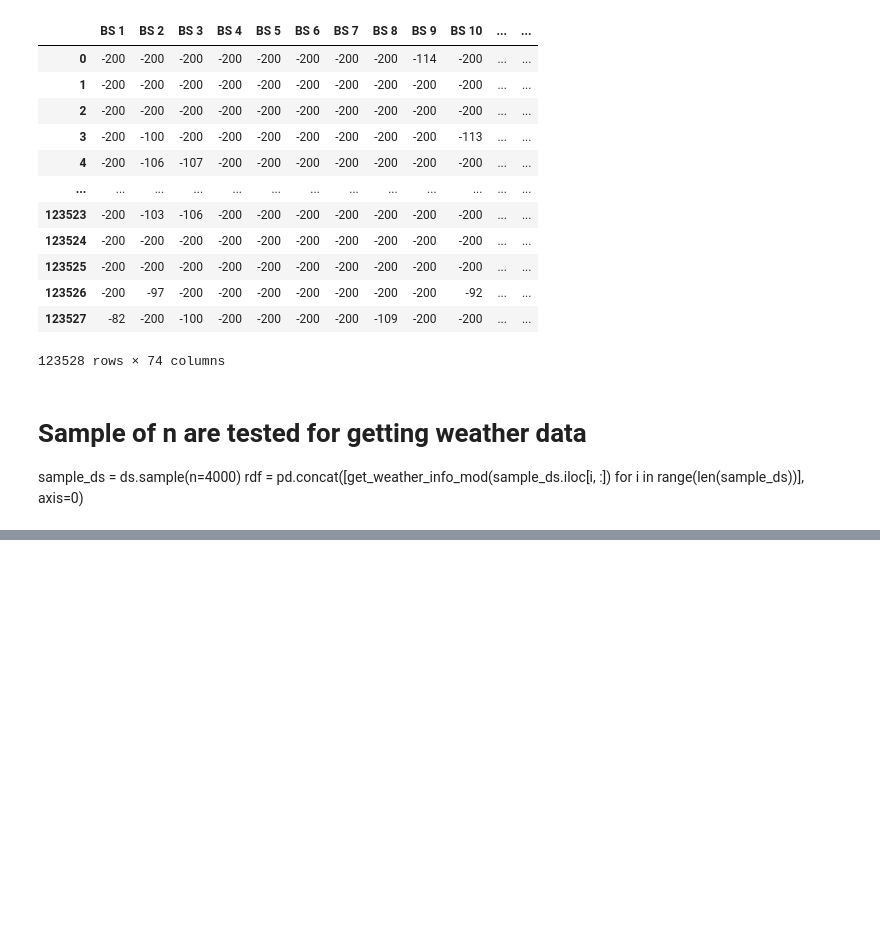
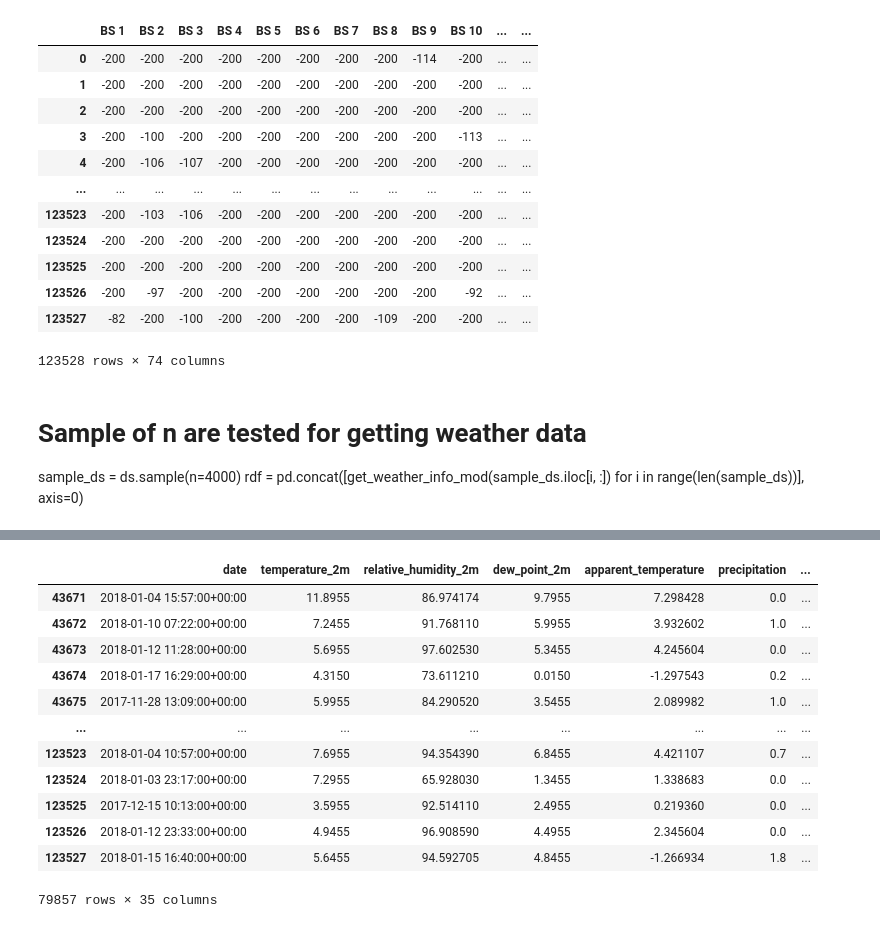
Before and after one commit to sudipbarua/Localization-leveraging-LoRaWAN, a Jupyter notebook: public_data_analysis/RSSI_vs_weather_info_analysis.ipynb, the cells around one changed output, grey strips where cells are left out. Drawn from its saved outputs; the diff is of its cells as text; code cells hidden in the pictures; blank space fills up the shorter version.

```diff
--- a/public_data_analysis/RSSI_vs_weather_info_analysis.ipynb
+++ b/public_data_analysis/RSSI_vs_weather_info_analysis.ipynb
@@ -438,0 +278,19 @@ sample_ds
+# %%
+# Reading the weather information from local csv files
+weather_ds3 = pd.read_csv('weather_data_licenced_3.csv', index_col=0)
+
+weather_ds3
+# %% [output]
+|  | date | temperature_2m | relative_humidity_2m | dew_point_2m | apparent_temperature | precipitation | ... |
+| 43671 | 2018-01-04 15:57:00+00:00 | 11.8955 | 86.974174 | 9.7955 | 7.298428 | 0.0 | ... |
+| 43672 | 2018-01-10 07:22:00+00:00 | 7.2455 | 91.768110 | 5.9955 | 3.932602 | 1.0 | ... |
+| 43673 | 2018-01-12 11:28:00+00:00 | 5.6955 | 97.602530 | 5.3455 | 4.245604 | 0.0 | ... |
+| 43674 | 2018-01-17 16:29:00+00:00 | 4.3150 | 73.611210 | 0.0150 | -1.297543 | 0.2 | ... |
+| 43675 | 2017-11-28 13:09:00+00:00 | 5.9955 | 84.290520 | 3.5455 | 2.089982 | 1.0 | ... |
+| ... | ... | ... | ... | ... | ... | ... | ... |
+| 123523 | 2018-01-04 10:57:00+00:00 | 7.6955 | 94.354390 | 6.8455 | 4.421107 | 0.7 | ... |
+| 123524 | 2018-01-03 23:17:00+00:00 | 7.2955 | 65.928030 | 1.3455 | 1.338683 | 0.0 | ... |
+| 123525 | 2017-12-15 10:13:00+00:00 | 3.5955 | 92.514110 | 2.4955 | 0.219360 | 0.0 | ... |
+| 123526 | 2018-01-12 23:33:00+00:00 | 4.9455 | 96.908590 | 4.4955 | 2.345604 | 0.0 | ... |
+| 123527 | 2018-01-15 16:40:00+00:00 | 5.6455 | 94.592705 | 4.8455 | -1.266934 | 1.8 | ... |
+79857 rows × 35 columns
```
Also changed, not shown: parts of 14 cells of this notebook, 1 other file.
